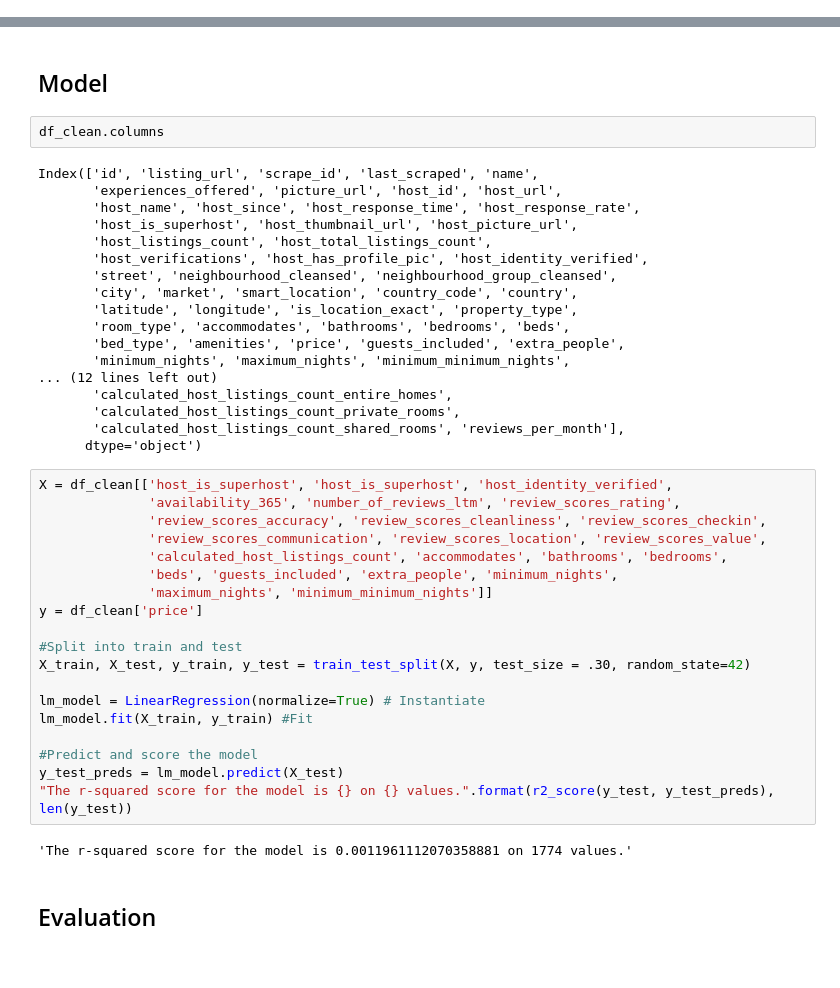
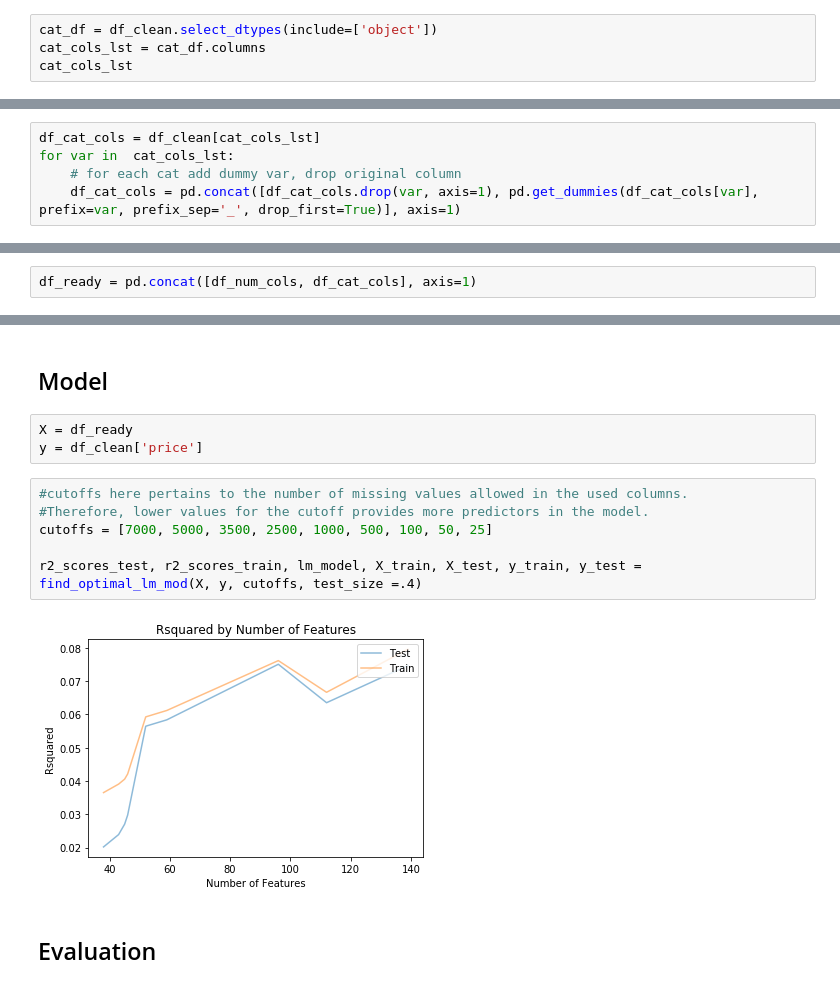
Before and after one commit to eduardoburgoa/airbnb-valencia, a Jupyter notebook: airbnb_valencia_analysis.ipynb, the cells around one changed output, grey strips where cells are left out. Drawn from its saved outputs; the diff is of its cells as text.

Commit message:
model working with r-squared 0.75

```diff
--- a/airbnb_valencia_analysis.ipynb
+++ b/airbnb_valencia_analysis.ipynb
@@ -159,0 +191,4 @@ memory usage: 3.5+ MB
+# %%
+cat_df = df_clean.select_dtypes(include=['object'])
+cat_cols_lst = cat_df.columns
+cat_cols_lst
@@ -159,0 +200,5 @@ memory usage: 3.5+ MB
+# %%
+df_cat_cols = df_clean[cat_cols_lst]
+for var in  cat_cols_lst:
+    # for each cat add dummy var, drop original column
+    df_cat_cols = pd.concat([df_cat_cols.drop(var, axis=1), pd.get_dummies(df_cat_cols[var], prefix=var, prefix_sep='_', drop_first=True)], axis=1)
@@ -160,3 +213,5 @@ memory usage: 3.5+ MB
+# %%
+df_ready = pd.concat([df_num_cols, df_cat_cols], axis=1)
 # %% [markdown]
 ## Descriptive Satistics
 # %%
@@ -186,46 +241,16 @@ plt.grid();
 [figure]
 # %% [markdown]
 ## Model
-# %%
-df_clean.columns
-# %% [output]
-Index(['id', 'listing_url', 'scrape_id', 'last_scraped', 'name',
-       'experiences_offered', 'picture_url', 'host_id', 'host_url',
-       'host_name', 'host_since', 'host_response_time', 'host_response_rate',
-       'host_is_superhost', 'host_thumbnail_url', 'host_picture_url',
-       'host_listings_count', 'host_total_listings_count',
-       'host_verifications', 'host_has_profile_pic', 'host_identity_verified',
-       'street', 'neighbourhood_cleansed', 'neighbourhood_group_cleansed',
-       'city', 'market', 'smart_location', 'country_code', 'country',
-       'latitude', 'longitude', 'is_location_exact', 'property_type',
-       'room_type', 'accommodates', 'bathrooms', 'bedrooms', 'beds',
-       'bed_type', 'amenities', 'price', 'guests_included', 'extra_people',
-       'minimum_nights', 'maximum_nights', 'minimum_minimum_nights',
-... (12 lines left out)
-       'calculated_host_listings_count_entire_homes',
-       'calculated_host_listings_count_private_rooms',
-       'calculated_host_listings_count_shared_rooms', 'reviews_per_month'],
-      dtype='object')
-# %%
-X = df_clean[['host_is_superhost', 'host_is_superhost', 'host_identity_verified',
-              'availability_365', 'number_of_reviews_ltm', 'review_scores_rating',
-              'review_scores_accuracy', 'review_scores_cleanliness', 'review_scores_checkin',
-              'review_scores_communication', 'review_scores_location', 'review_scores_value',
-              'calculated_host_listings_count', 'accommodates', 'bathrooms', 'bedrooms',
-              'beds', 'guests_included', 'extra_people', 'minimum_nights',
-              'maximum_nights', 'minimum_minimum_nights']]
-y = df_clean['price']
-
-#Split into train and test
-X_train, X_test, y_train, y_test = train_test_split(X, y, test_size = .30, random_state=42)
-
-lm_model = LinearRegression(normalize=True) # Instantiate
-lm_model.fit(X_train, y_train) #Fit
-
-#Predict and score the model
-y_test_preds = lm_model.predict(X_test)
-"The r-squared score for the model is {} on {} values.".format(r2_score(y_test, y_test_preds), len(y_test))
-# %% [output]
-'The r-squared score for the model is 0.0011961112070358881 on 1774 values.'
+# %%
+X = df_ready
+y = df_clean['price']
+# %%
+#cutoffs here pertains to the number of missing values allowed in the used columns.
+#Therefore, lower values for the cutoff provides more predictors in the model.
+cutoffs = [7000, 5000, 3500, 2500, 1000, 500, 100, 50, 25]
+
+r2_scores_test, r2_scores_train, lm_model, X_train, X_test, y_train, y_test = find_optimal_lm_mod(X, y, cutoffs, test_size =.4)
+# %% [output]
+[figure, added]
 # %% [markdown]
 ## Evaluation
```
Also changed, not shown: parts of 18 cells of this notebook, 1 other file.
